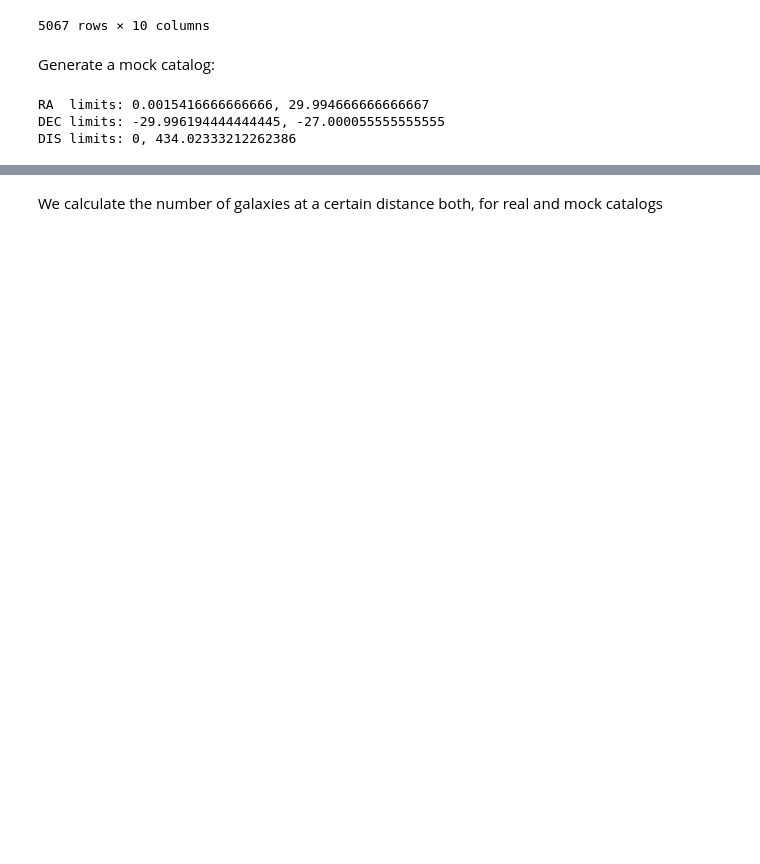
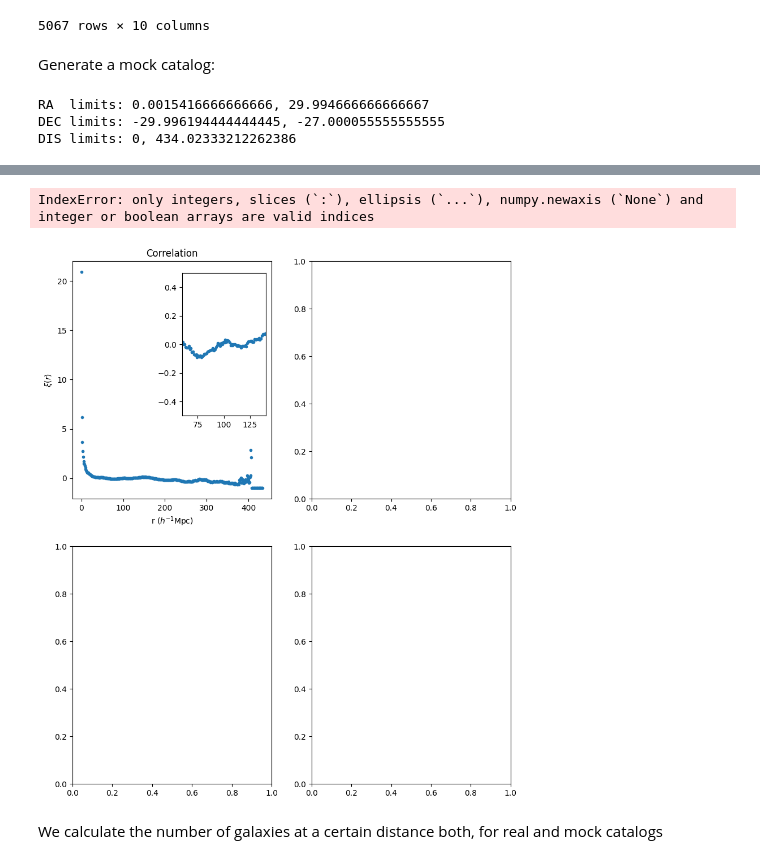
Before and after one commit to carlostp12/tfm, a Jupyter notebook: python/notebook/notebook-2df.ipynb, the cells around one changed output, grey strips where cells are left out. Saved outputs shown, nothing was run; the diff lists cells and outputs as text; code cells hidden in the pictures; blank space fills up the shorter version.

```diff
--- a/python/notebook/notebook-2df.ipynb
+++ b/python/notebook/notebook-2df.ipynb
@@ -259,3 +326,33 @@ plt.show()
+# %%
+corr = correlation
+r = centers
+
+fig, ax = plt.subplots(2, 2, figsize=[10, 12])
+index = 0
+for i in list(range(1)):
+    for j in list(range(1)):
+
+        ax[i, j].plot(r, correlation, '.')
+        ax[i, j].set_xlabel("r ($h^{-1}$Mpc)")
+        ax[i, j].set_ylabel(r"$\xi(r)$")
+        ax[i, j].set_title("Correlation",)
+
+        axins = ax[i, j].inset_axes([0.55, 0.35, 0.42, 0.60])
+        axins.plot(r, correlation, '.')
+        # sub region of the original image
+       # x1, x2, y1, y2 = 50, 140, corrs[index][3], 0.5
+        x1, x2, y1, y2 = 60, 140, -0.5, 0.5
+        axins.set_xlim(x1, x2)
+        axins.set_ylim(y1, y2)
+        _ = axins.annotate("Peak ",
+                   xy=(100, current['limit1']), xycoords='data',
+                   xytext=(100, current['limit2']), textcoords='data',
+                   arrowprops=dict(arrowstyle="->", connectionstyle="arc3")
+                   )
+        index = index + 1
+# %% [output]
+IndexError: only integers, slices (`:`), ellipsis (`...`), numpy.newaxis (`None`) and integer or boolean arrays are valid indices
+[figure, added]
 # %% [markdown]
 We calculate the number of galaxies at a certain distance both, for real and mock catalogs
 # %%
```
Also changed, not shown: parts of 8 cells of this notebook.
